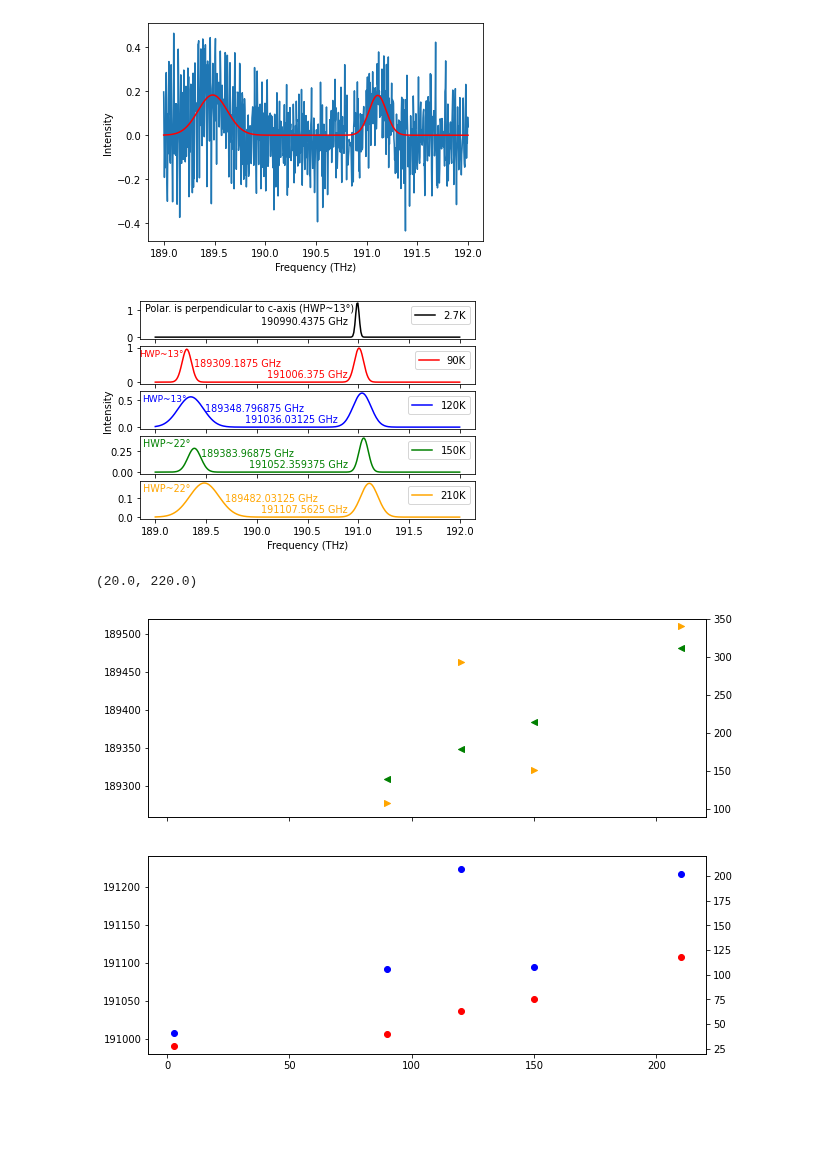
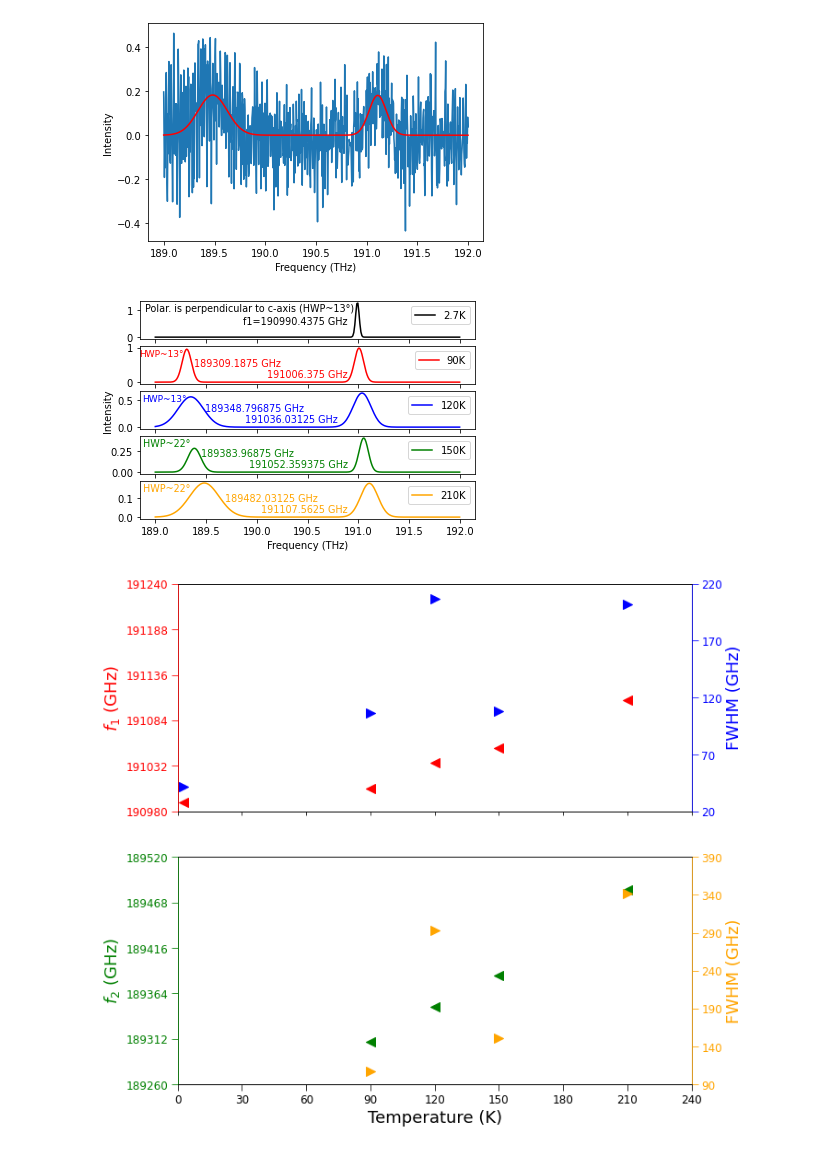
Before and after one commit to JUOM2016/Quick_cal_and_plotting, a Jupyter notebook: absorption_white_light_OD_perpendicular.ipynb, the cells around one changed output. Saved outputs shown, nothing was run; the diff lists cells and outputs as text; code cells hidden in the pictures; blank space fills up the shorter version.

```diff
--- a/absorption_white_light_OD_perpendicular.ipynb
+++ b/absorption_white_light_OD_perpendicular.ipynb
@@ -214,7 +214,7 @@ axs[0].annotate('Polar. is perpendicular to c-axis (HWP~13\N{DEGREE SIGN})',
             horizontalalignment='right',
             verticalalignment='bottom',color='k',fontsize=9.6)
 
-axs[0].annotate(("{} GHz".format(np.float32(f0_0[0]*1000))),
+axs[0].annotate(("f1={} GHz".format(np.float32(f0_0[0]*1000))),
             xy=(0.68, -0.2), xycoords='axes fraction',
             xytext=(-20, 20), textcoords='offset pixels',
             horizontalalignment='right',
@@ -294,7 +294,7 @@ axs[4].annotate(("{} GHz".format(np.float32(f0_2[4]*1000))),
 
 fig.patch.set_facecolor('white')
 # %% [output]
-[figure, old version]
+[figure, new version]
 # %%
 temp=[2.7, 90, 120, 150, 210]
 f0_main=np.empty([len(peak_num),2])
@@ -304,46 +304,69 @@ FWHM_side_1=np.empty([len(peak_num),2])
 #Temp_main= np.empty(len(peak_num))
 #Tempside_1= np.empty(len(peak_num))
 
-fig, (ax1,ax2) = plt.subplots(nrows=2, figsize=(10,8),sharex=True)
+fig, (ax1,ax2) = plt.subplots(nrows=2, figsize=(10,10),sharex=True)
 ax3 = ax1.twinx()
 ax4 = ax2.twinx()
 
 for index in range(len(peak_num)):
     if peak_num[index] == 1:
         f0_main[index,0]=temp[index]
         FWHM_main[index,0]=temp[index]
 
         f0_main[index,1]=f0_0[index]
         FWHM_main[index,1]=FWHM_0[index]
 
-        ax2.scatter(temp[index],f0_0[index]*1000,color='r')
-        ax4.scatter(temp[index],FWHM_0[index],color='b')
+        ax1.scatter(temp[index],f0_0[index]*1000,s=100,color='r',marker='<')
+        ax3.scatter(temp[index],FWHM_0[index],s=100,color='b',marker='>')
 
     elif peak_num[index] == 2:
         f0_side_1[index,0]=temp[index]
         FWHM_side_1[index,0]=temp[index]
 
         f0_main[index,0]=temp[index]
         FWHM_main[index,0]=temp[index]
 
         f0_side_1[index,1]=f0_1[index]
         FWHM_side_1[index,1]=FWHM_1[index]
 
         f0_main[index,1]=f0_2[index]
         FWHM_main[index,1]=FWHM_2[index]
 
-        ax2.scatter(temp[index],f0_2[index]*1000,color='r')
-        ax1.scatter(temp[index],f0_1[index]*1000,color='g',marker='<')
-        ax4.scatter(temp[index],FWHM_2[index],color='b')
-        ax3.scatter(temp[index],FWHM_1[index],color='orange',marker='>')
+        ax1.scatter(temp[index],f0_2[index]*1000,s=100,color='r',marker='<')
+        ax2.scatter(temp[index],f0_1[index]*1000,s=100,color='g',marker='<')
+        ax3.scatter(temp[index],FWHM_2[index],s=100,color='b',marker='>')
+        ax4.scatter(temp[index],FWHM_1[index],s=100,color='orange',marker='>')
 
-ax1.set_ylim(189260,189520)
-ax3.set_ylim(90,350)
-ax2.set_ylim(190980,191240)
-ax4.set_ylim(20,220)
+
+ax2.set_ylim(189260,189520)
+ax2.set_yticks(np.arange(189260,189570,52))
+ax4.set_ylim(90,350)
+ax4.set_yticks(np.arange(90,400,50))
+ax1.set_ylim(190980,191240)
+ax1.set_yticks(np.arange(190980,191292,52))
+ax3.set_ylim(20,220)
+ax3.set_yticks(np.arange(20,270,50))
+ax2.set_xlim(0,220)
+ax2.set_xticks(np.arange(0,250,30))
+
+ax1.set_ylabel('$f_{1}$ (GHz)',fontsize=18,color='r')
+ax3.spines["left"].set_color('red')
+ax1.tick_params(axis='y', colors='red',size=7, labelsize=12)
+ax3.set_ylabel('FWHM (GHz)',fontsize=18,color='b')
+ax3.tick_params(axis='y', colors='blue',size=7, labelsize=12)
+ax3.spines["right"].set_color('blue')
+ax2.set_xlabel('Temperature (K)',fontsize=18)
+ax2.tick_params(axis='x', colors='black',size=7, labelsize=12)
+ax2.set_ylabel('$f_{2}$ (GHz)',fontsize=18,color='g')
+ax2.tick_params(axis='y', colors='green',size=7, labelsize=12)
+ax4.spines["left"].set_color('green')
+ax4.set_ylabel('FWHM (GHz)',fontsize=18,color='orange')
+ax4.spines["right"].set_color('orange')
+ax4.tick_params(axis='y', colors='orange',size=7, labelsize=12)
+
+fig.patch.set_facecolor('white')
 # %% [output]
-(20.0, 220.0)
-[figure, old version]
+[figure, new version]
 # %%
 fig,axs=plt.subplots(5,1,figsize=(10,10))
 
```
Also changed, not shown: parts of 1 cell of this notebook, 1 other file.
